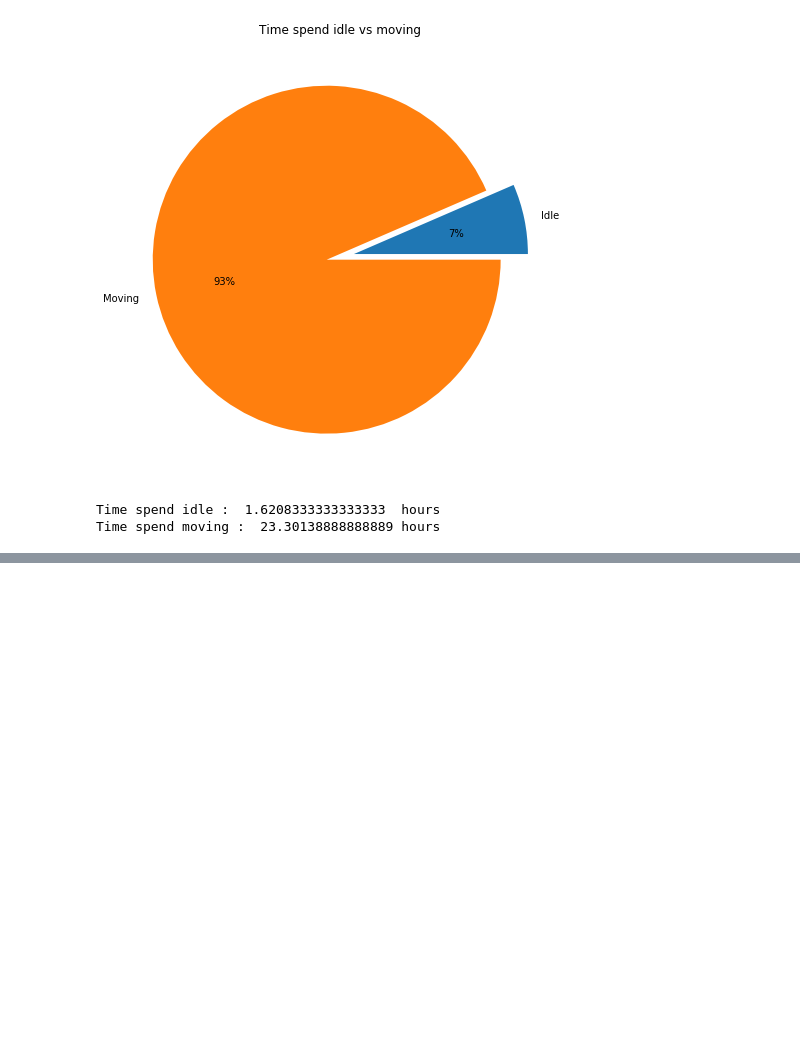
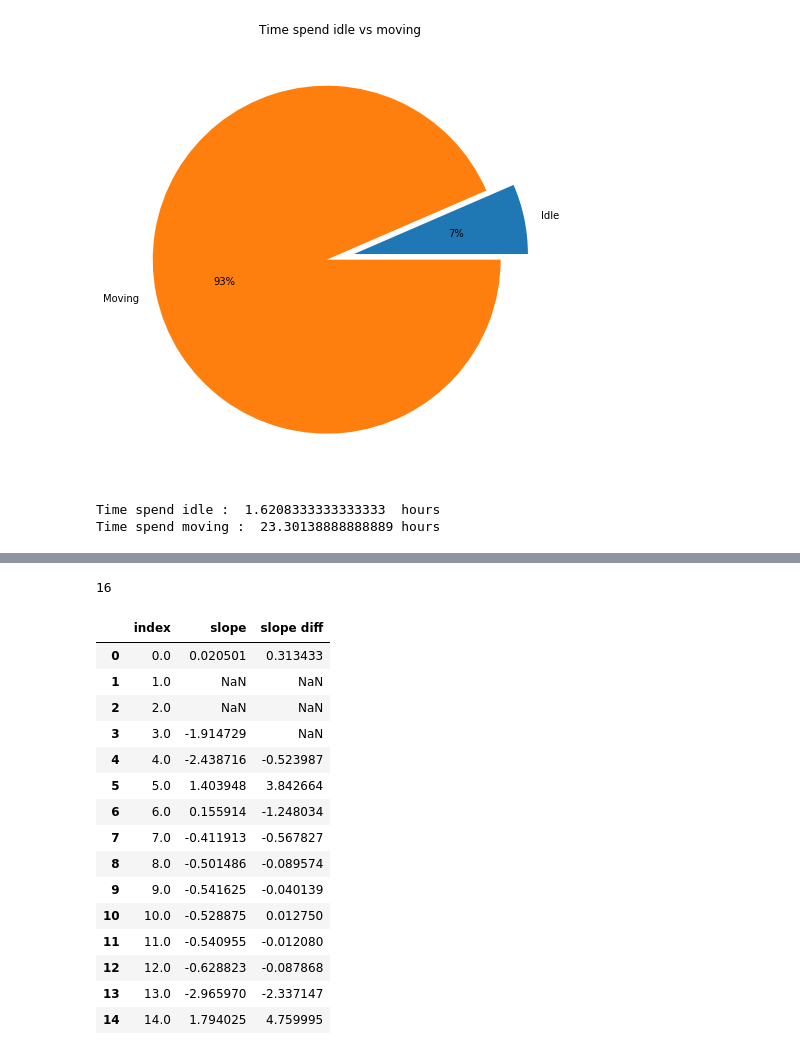
Before and after one commit to anish2197/data-analystics, a Jupyter notebook: Day 5.ipynb, the cells around one changed output, grey strips where cells are left out. Drawn from its saved outputs; the diff is of its cells as text; code cells hidden in the pictures; blank space fills up the shorter version.

```diff
--- a/Day 5.ipynb
+++ b/Day 5.ipynb
@@ -279,0 +302,10 @@ Time spend moving :  23.30138888888889 hours
+# %%
+def slope(x1, y1, x2, y2):
+
+    slope = (y2-y1) / (x2-x1)
+
+    return slope
+
+len(df_trip)
+# %% [output]
+16
@@ -279,0 +325,19 @@ Time spend moving :  23.30138888888889 hours
+# %%
+df_slope
+# %% [output]
+|  | index | slope | slope diff |
+| 0 | 0.0 | 0.020501 | 0.313433 |
+| 1 | 1.0 | NaN | NaN |
+| 2 | 2.0 | NaN | NaN |
+| 3 | 3.0 | -1.914729 | NaN |
+| 4 | 4.0 | -2.438716 | -0.523987 |
+| 5 | 5.0 | 1.403948 | 3.842664 |
+| 6 | 6.0 | 0.155914 | -1.248034 |
+| 7 | 7.0 | -0.411913 | -0.567827 |
+| 8 | 8.0 | -0.501486 | -0.089574 |
+| 9 | 9.0 | -0.541625 | -0.040139 |
+| 10 | 10.0 | -0.528875 | 0.012750 |
+| 11 | 11.0 | -0.540955 | -0.012080 |
+| 12 | 12.0 | -0.628823 | -0.087868 |
+| 13 | 13.0 | -2.965970 | -2.337147 |
+| 14 | 14.0 | 1.794025 | 4.759995 |
```
Also changed, not shown: parts of 6 cells of this notebook.
